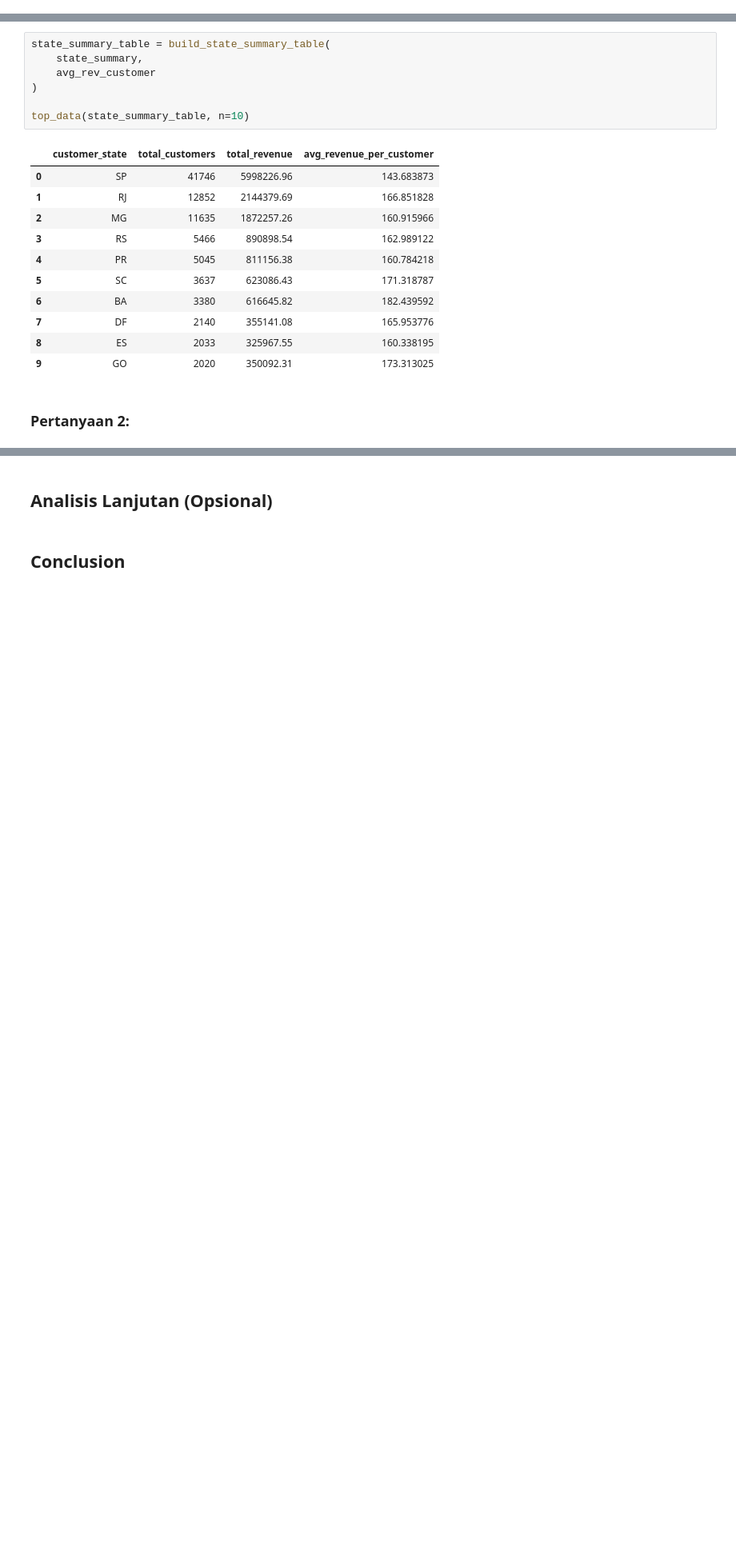
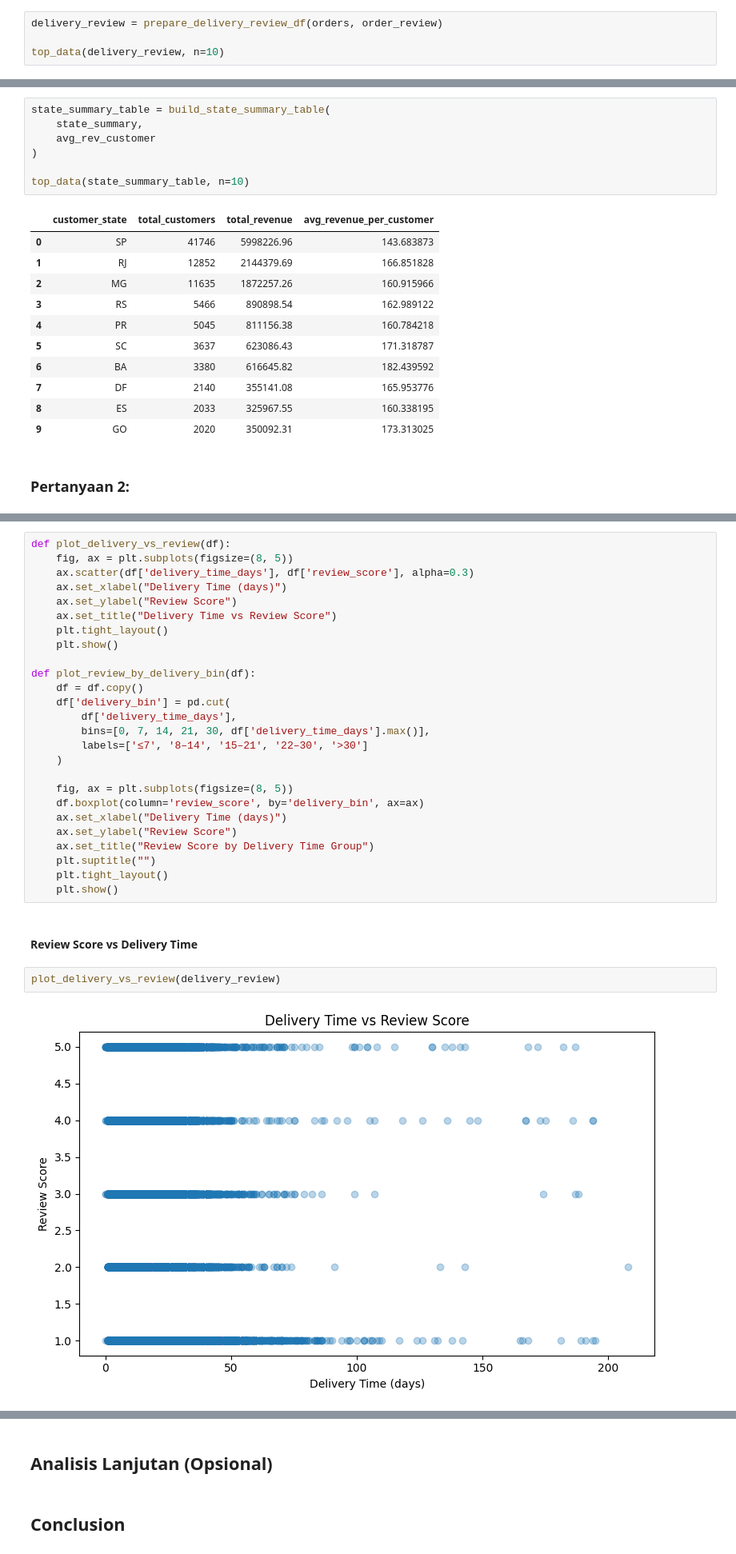
Before and after one commit to NekoMonci12/Machine-Learning-Brazilian-E-Commerce, a Jupyter notebook: ML_Muhammad_Tamir.ipynb, the cells around one changed output, grey strips where cells are left out. Shown: that part at 80% size. Saved outputs shown, nothing was run; the diff lists cells and outputs as text; blank space fills up the shorter version.

```diff
--- a/ML_Muhammad_Tamir.ipynb
+++ b/ML_Muhammad_Tamir.ipynb
@@ -756,0 +776,4 @@ top_data(avg_rev_customer, n=10)
+# %%
+delivery_review = prepare_delivery_review_df(orders, order_review)
+
+top_data(delivery_review, n=10)
@@ -905,0 +951,32 @@ top_data(state_summary_table, n=10)
+# %%
+def plot_delivery_vs_review(df):
+    fig, ax = plt.subplots(figsize=(8, 5))
+    ax.scatter(df['delivery_time_days'], df['review_score'], alpha=0.3)
+    ax.set_xlabel("Delivery Time (days)")
+    ax.set_ylabel("Review Score")
+    ax.set_title("Delivery Time vs Review Score")
+    plt.tight_layout()
+    plt.show()
+
+def plot_review_by_delivery_bin(df):
+    df = df.copy()
+    df['delivery_bin'] = pd.cut(
+        df['delivery_time_days'],
+        bins=[0, 7, 14, 21, 30, df['delivery_time_days'].max()],
+        labels=['≤7', '8–14', '15–21', '22–30', '>30']
+    )
+
+    fig, ax = plt.subplots(figsize=(8, 5))
+    df.boxplot(column='review_score', by='delivery_bin', ax=ax)
+    ax.set_xlabel("Delivery Time (days)")
+    ax.set_ylabel("Review Score")
+    ax.set_title("Review Score by Delivery Time Group")
+    plt.suptitle("")
+    plt.tight_layout()
+    plt.show()
+# %% [markdown]
+#### Review Score vs Delivery Time
+# %%
+plot_delivery_vs_review(delivery_review)
+# %% [output]
+[figure, added]
```
Also changed, not shown: parts of 12 cells of this notebook.
